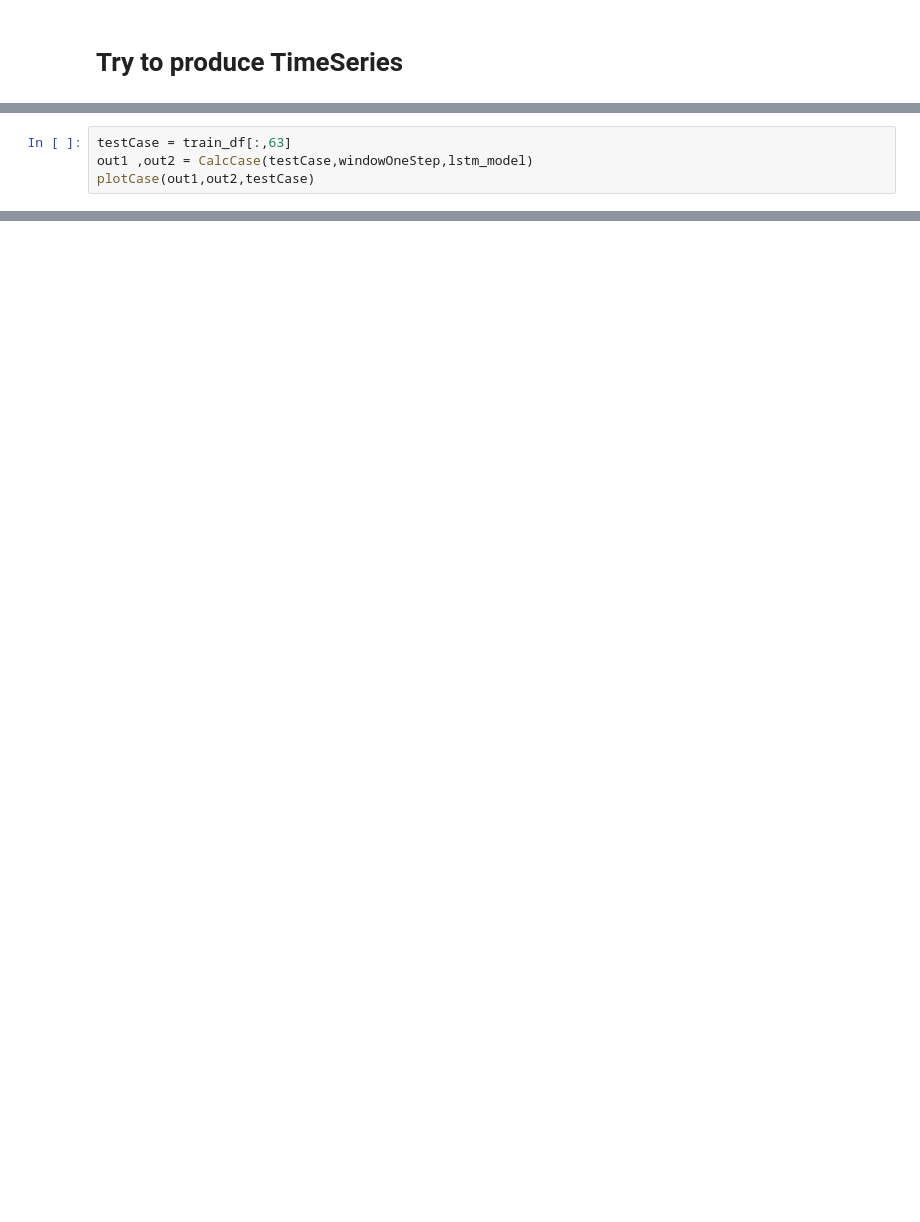
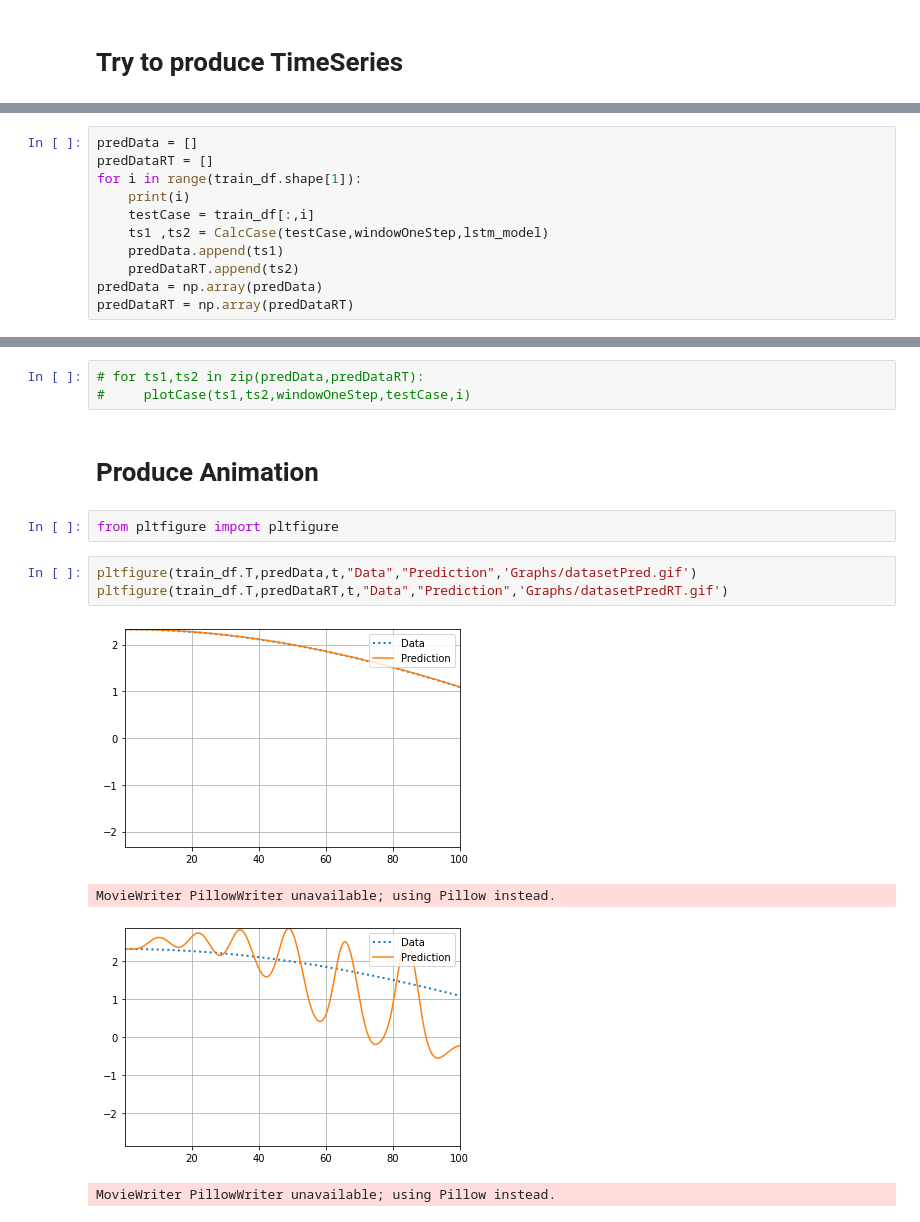
Before and after one commit to trifwn/OscillationLSTM, a Jupyter notebook: LSTMv2.ipynb, the cells around one changed output, grey strips where cells are left out. Drawn from its saved outputs; the diff is of its cells as text; blank space fills up the shorter version.

Commit message:
Added Dataset Creator And Visualization Tools

```diff
--- a/LSTMv2.ipynb
+++ b/LSTMv2.ipynb
@@ -225,4 +265,11 @@ def plotCase(outputs,outputsRT,data,index):
-# %%
-testCase = train_df[:,63]
-out1 ,out2 = CalcCase(testCase,windowOneStep,lstm_model)
-plotCase(out1,out2,testCase)
+# %%
+predData = []
+predDataRT = []
+for i in range(train_df.shape[1]):
+    print(i)
+    testCase = train_df[:,i]
+    ts1 ,ts2 = CalcCase(testCase,windowOneStep,lstm_model)
+    predData.append(ts1)
+    predDataRT.append(ts2)
+predData = np.array(predData)
+predDataRT = np.array(predDataRT)
@@ -228,0 +317,15 @@ plotCase(out1,out2,testCase)
+# %%
+# for ts1,ts2 in zip(predData,predDataRT):
+#     plotCase(ts1,ts2,windowOneStep,testCase,i)
+# %% [markdown]
+# Produce Animation
+# %%
+from pltfigure import pltfigure
+# %%
+pltfigure(train_df.T,predData,t,"Data","Prediction",'Graphs/datasetPred.gif')
+pltfigure(train_df.T,predDataRT,t,"Data","Prediction",'Graphs/datasetPredRT.gif')
+# %% [output]
+[figure, added]
+MovieWriter PillowWriter unavailable; using Pillow instead.
+[figure, added]
+MovieWriter PillowWriter unavailable; using Pillow instead.
```
Also changed, not shown: parts of 20 cells of this notebook, 4 other files.
